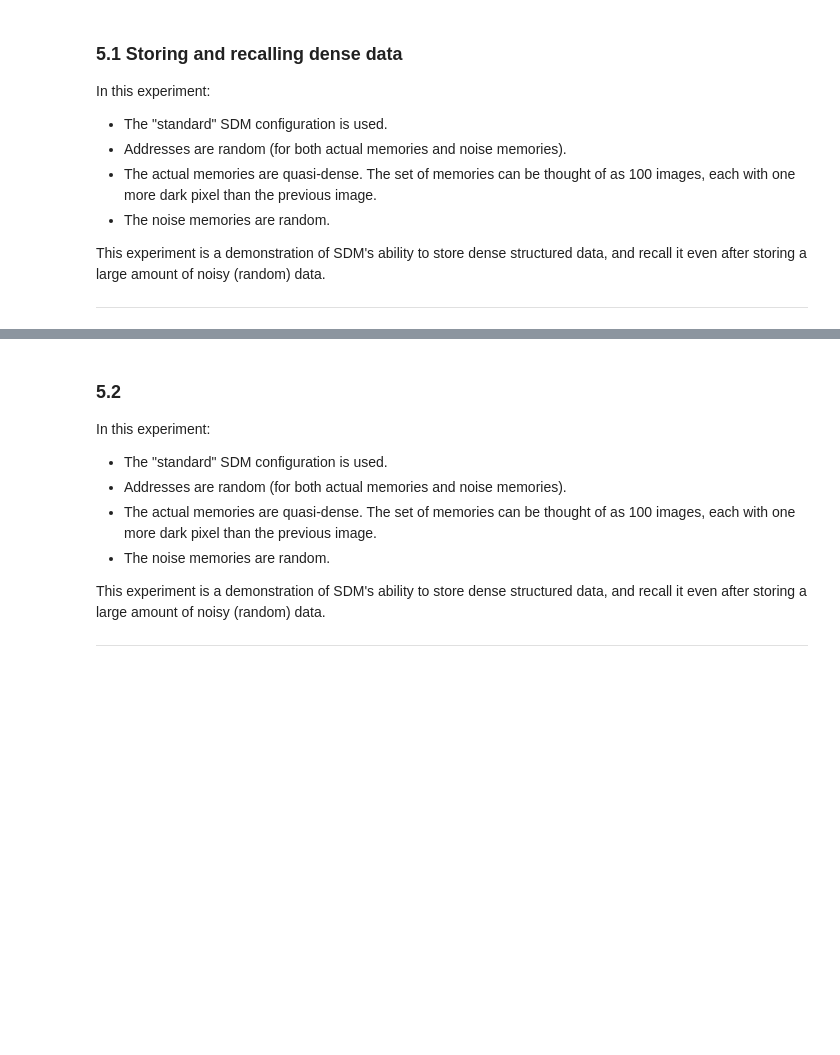
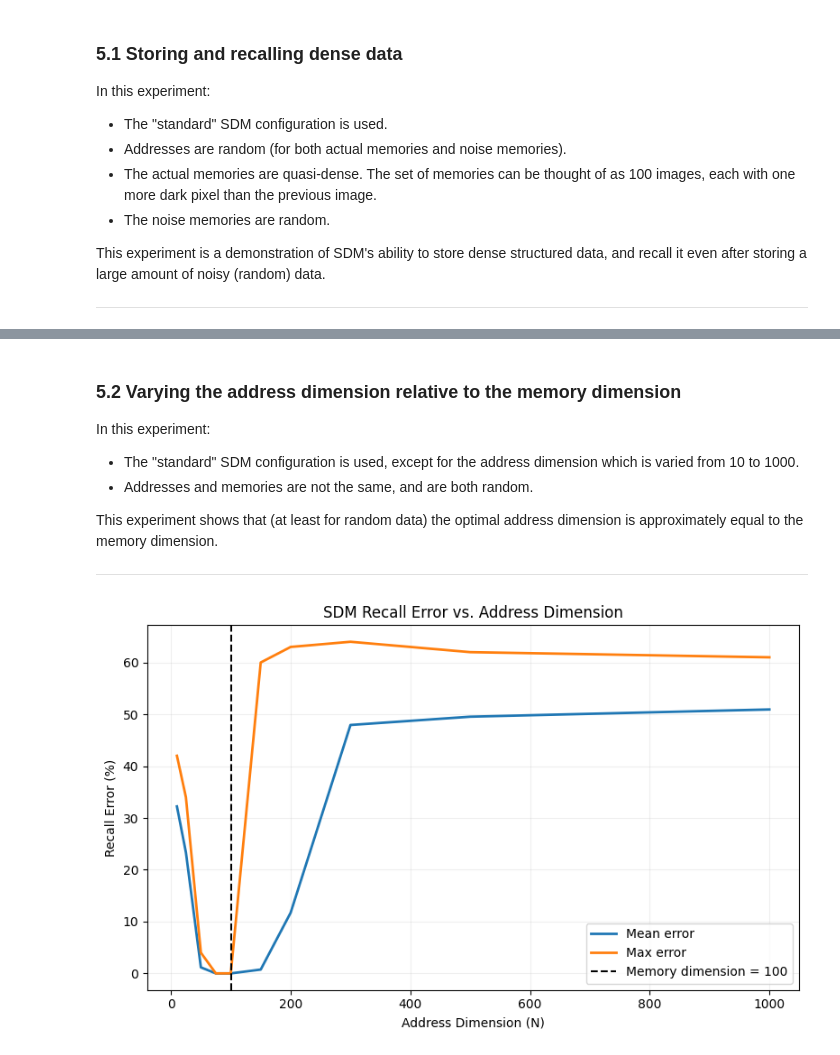
Before and after one commit to made-by-simon/experiments-with-sdm, a Jupyter notebook: experiments.ipynb, the cells around one changed output, grey strips where cells are left out. Saved outputs shown, nothing was run; the diff lists cells and outputs as text; code cells hidden in the pictures; blank space fills up the shorter version.

```diff
--- a/experiments.ipynb
+++ b/experiments.ipynb
@@ -2154,12 +2153,68 @@ Mean error per memory: min=0.0000, max=0.1000
 # %% [markdown]
-### 5.2
+### 5.2 Varying the address dimension relative to the memory dimension
 
 In this experiment:
-- The "standard" SDM configuration is used.
-- Addresses are random (for both actual memories and noise memories).
-- The actual memories are quasi-dense. The set of memories can be thought of as 100 images, each with one more dark pixel than the previous image.
-- The noise memories are random.
+- The "standard" SDM configuration is used, except for the address dimension which is varied from 10 to 1000.
+- Addresses and memories are not the same, and are both random.
 
-This experiment is a demonstration of SDM's ability to store dense structured data, and recall it even after storing a large amount of noisy (random) data.
+This experiment shows that (at least for random data) the optimal address dimension is approximately equal to the memory dimension.
 
 ***
+# %%
+address_dimensions = [10, 25, 50, 75, 100, 150, 200, 300, 500, 1000]
+memory_dimension = 100
+mean_errors = []
+max_errors = []
+
+# Outer loop over address dimensions.
+for N in tqdm(address_dimensions):
+    SDM = KanervaSDM(
+        address_dimension=N,
+        memory_dimension=memory_dimension,
+        num_locations=10000,
+        activation_threshold=int(0.37 * N)
+    )
+    num_memories = 100
+
+    # Preallocate arrays.
+    addresses = np.empty((num_memories, SDM.address_dimension))
+    memories = np.empty((num_memories, SDM.memory_dimension))
+    recalled_memories = np.empty((num_memories, SDM.memory_dimension))
+    errors = np.empty(num_memories)
+
+    # Write memories.
+    for i in range(num_memories):
+        address = np.random.randint(0, 2, SDM.address_dimension)
+        memory = np.random.randint(0, 2, SDM.memory_dimension)
+        addresses[i] = address
+        memories[i] = memory
+        SDM.write(address, memory)
+
+    # Read memories.
+    for i in range(num_memories):
+        address = addresses[i]
+        recalled_memory = SDM.read(address)
+        recalled_memories[i] = recalled_memory
+
+    # Calculate errors.
+    for i in range(num_memories):
+        errors[i] = np.sum(memories[i] != recalled_memories[i])
+    mean_error = np.mean(errors) / SDM.memory_dimension * 100
+    max_error = np.max(errors) / SDM.memory_dimension * 100
+    mean_errors.append(mean_error)
+    max_errors.append(max_error)
+
+# Plot results.
+plt.figure(figsize=(8, 5))
+plt.plot(address_dimensions, mean_errors, linewidth=2, label="Mean error")
+plt.plot(address_dimensions, max_errors, linewidth=2, label="Max error")
+plt.axvline(x=memory_dimension, color='black', linestyle='--', linewidth=1.5, label=f'Memory dimension = {memory_dimension}')
+plt.xlabel("Address Dimension (N)")
+plt.ylabel("Recall Error (%)")
+plt.title("SDM Recall Error vs. Address Dimension")
+plt.legend()
+plt.grid(True, alpha=0.2)
+plt.tight_layout()
+plt.show()
+# %% [output]
+[figure, added]
```
Also changed, not shown: parts of 21 cells of this notebook, 7 other files.
